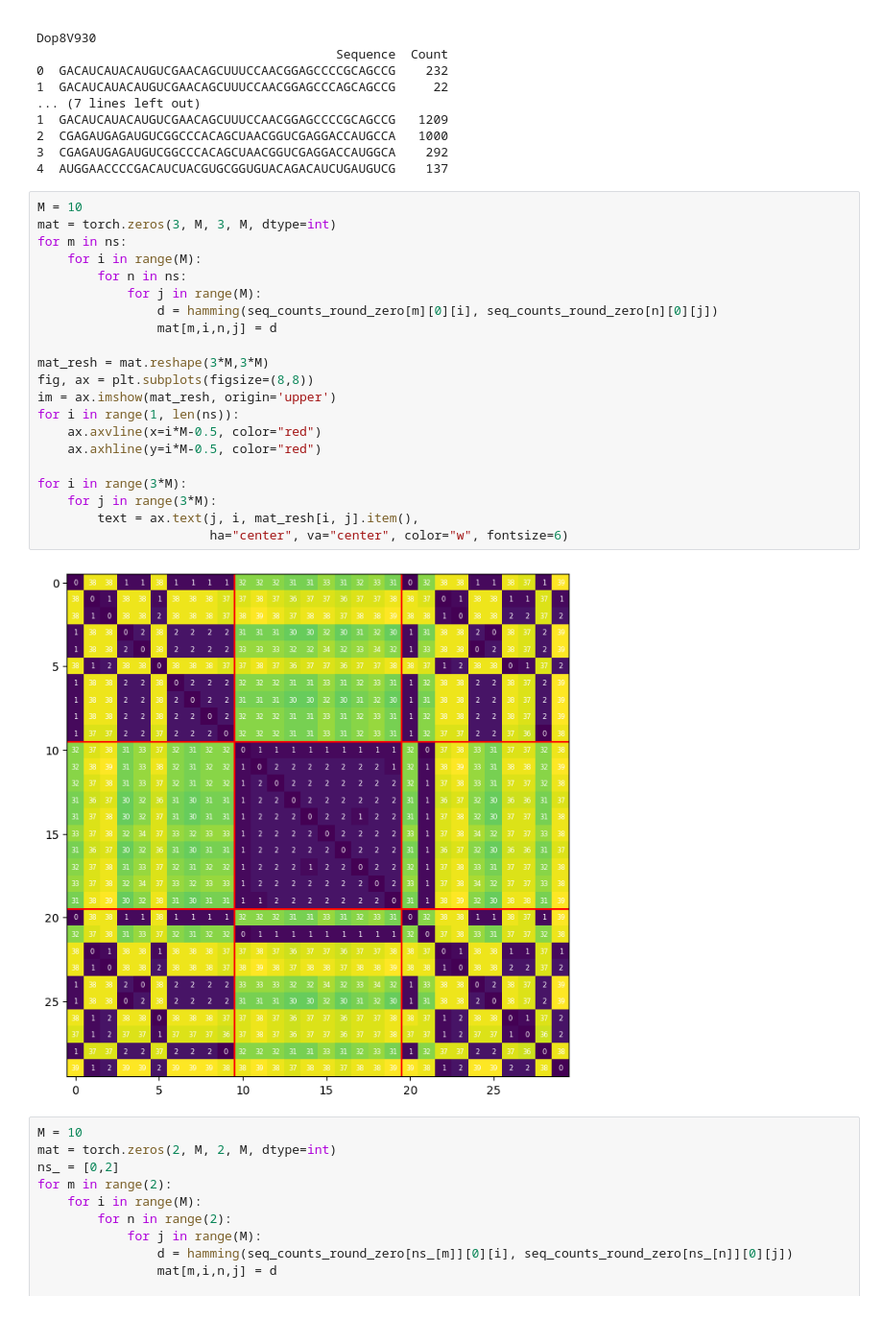
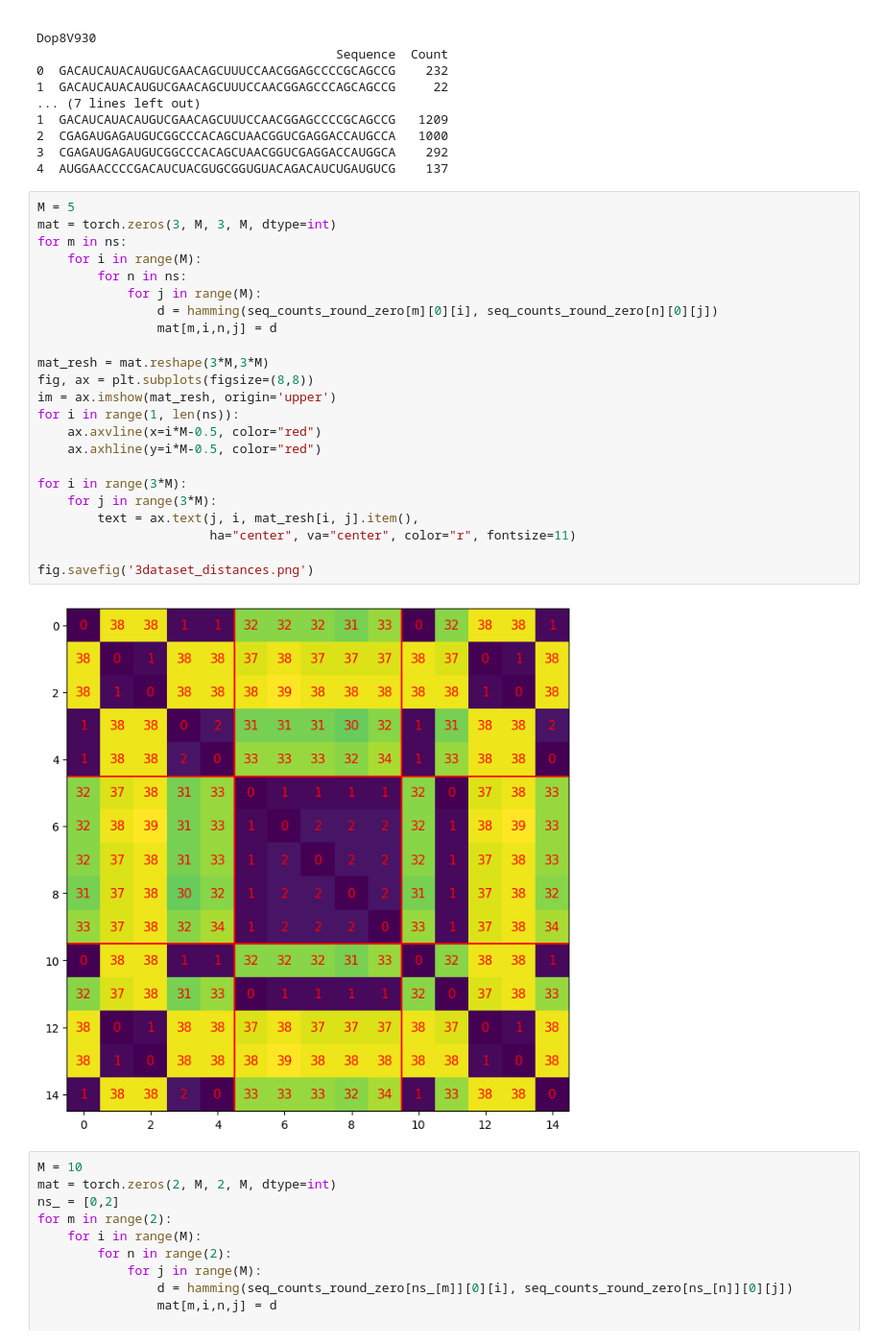
Before and after one commit to stecrotti/Aptamer2025py, a Jupyter notebook: experiments/report.ipynb, the cells around one changed output. Shown at 96% size. Drawn from its saved outputs; the diff is of its cells as text.

```diff
--- a/experiments/report.ipynb
+++ b/experiments/report.ipynb
@@ -89,28 +89,30 @@ Dop8V930
 3  CGAGAUGAGAUGUCGGCCCACAGCUAACGGUCGAGGACCAUGGCA    292
 4  AUGGAACCCCGACAUCUACGUGCGGUGUACAGACAUCUGAUGUCG    137
 # %%
-M = 10
+M = 5
 mat = torch.zeros(3, M, 3, M, dtype=int)
 for m in ns:
     for i in range(M):
         for n in ns:
             for j in range(M):
                 d = hamming(seq_counts_round_zero[m][0][i], seq_counts_round_zero[n][0][j])
                 mat[m,i,n,j] = d
 
 mat_resh = mat.reshape(3*M,3*M)
 fig, ax = plt.subplots(figsize=(8,8))
 im = ax.imshow(mat_resh, origin='upper')
 for i in range(1, len(ns)):
     ax.axvline(x=i*M-0.5, color="red")
     ax.axhline(y=i*M-0.5, color="red")
 
 for i in range(3*M):
     for j in range(3*M):
         text = ax.text(j, i, mat_resh[i, j].item(),
-                       ha="center", va="center", color="w", fontsize=6)
+                       ha="center", va="center", color="r", fontsize=11)
+
+fig.savefig('3dataset_distances.png')
 # %% [output]
-[figure, old version]
+[figure, new version]
 # %%
 M = 10
 mat = torch.zeros(2, M, 2, M, dtype=int)
```
Also changed, not shown: parts of 7 cells of this notebook, 2 other files.
